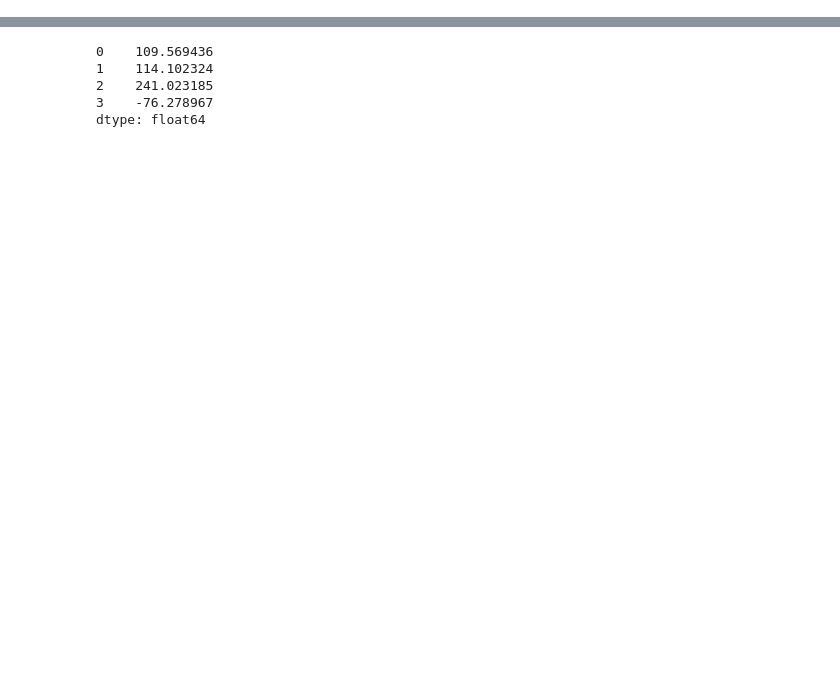
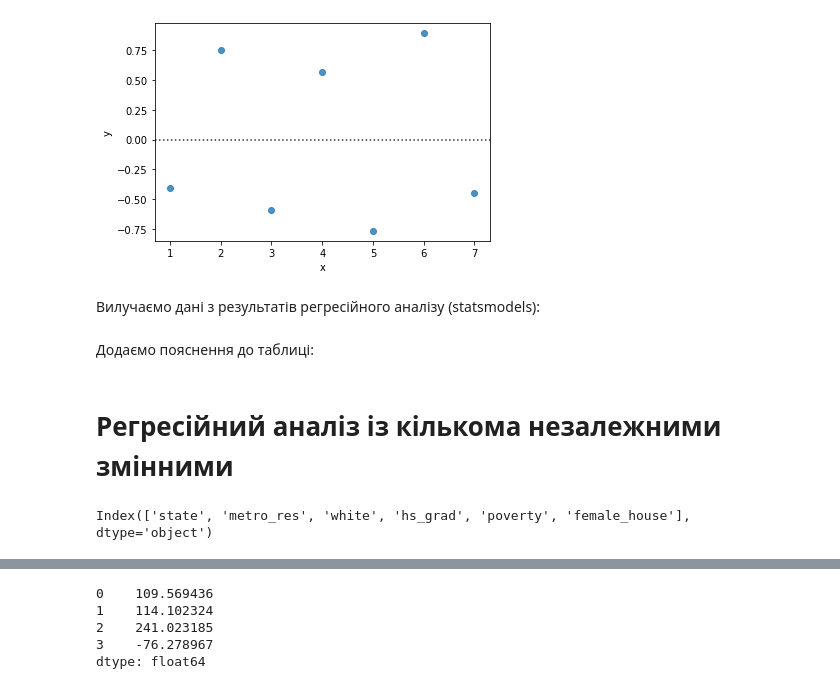
Before and after one commit to pruhlo/data-science-notes, a Jupyter notebook: LINEAR_regression.ipynb, the cells around one changed output, grey strips where cells are left out. Cells and saved outputs as stored; diff of their text form; code cells hidden in the pictures; blank space fills up the shorter version.

```diff
--- a/LINEAR_regression.ipynb
+++ b/LINEAR_regression.ipynb
@@ -190,0 +305,9 @@ print(*np.round(model.coef_).astype(int), np.round(model.intercept_).astype(int)
+# %%
+#residuals
+
+sns.residplot(x='x', y='y', data=df)
+plt.show()
+# %% [output]
+[figure, added]
+# %% [markdown]
+Вилучаємо дані з результатів регресійного аналізу (statsmodels):
@@ -190,0 +323,2 @@ print(*np.round(model.coef_).astype(int), np.round(model.intercept_).astype(int)
+# %% [markdown]
+Додаємо пояснення до таблиці:
@@ -190,0 +374,2 @@ print(*np.round(model.coef_).astype(int), np.round(model.intercept_).astype(int)
+# %% [markdown]
+<h1>Регресійний аналіз із кількома незалежними змінними</h1>
@@ -190,0 +379,4 @@ print(*np.round(model.coef_).astype(int), np.round(model.intercept_).astype(int)
+# %%
+states.columns # Out: ['state', 'metro_res', 'white', 'hs_grad', 'poverty', 'female_house']
+# %% [output]
+Index(['state', 'metro_res', 'white', 'hs_grad', 'poverty', 'female_house'], dtype='object')
```
Also changed, not shown: parts of 68 cells of this notebook.
